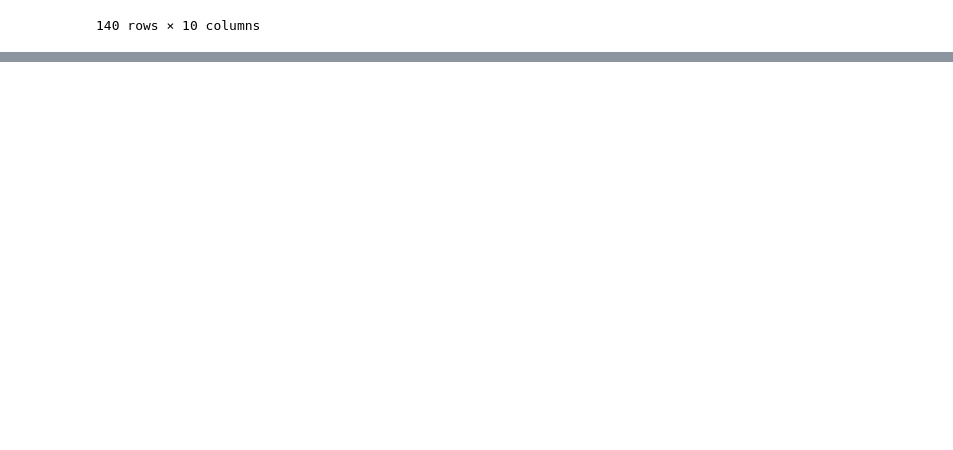
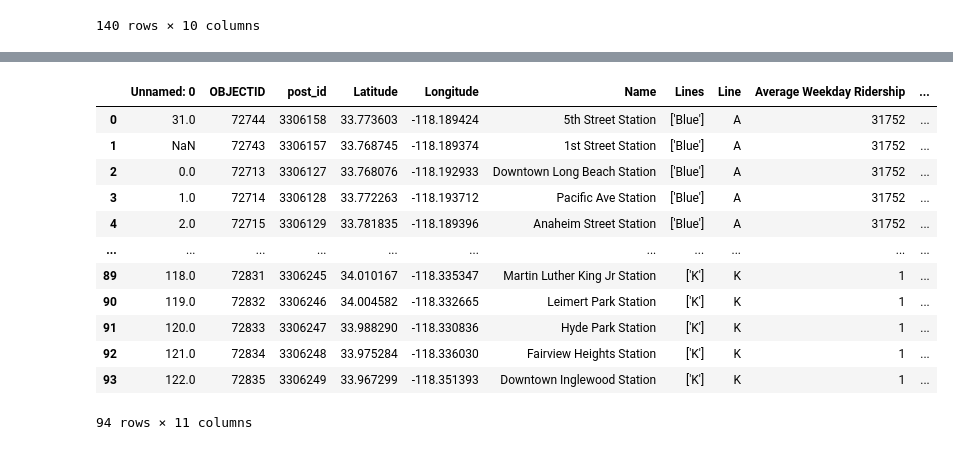
Before and after one commit to sreejeetsreenivasan/PIC16B-Project, a Jupyter notebook: LA Metro Station Data Visualizations/LA Metro Data Cleaning.ipynb, the cells around one changed output, grey strips where cells are left out. Cells and saved outputs as stored; diff of their text form; code cells hidden in the pictures; blank space fills up the shorter version.

```diff
--- a/LA Metro Station Data Visualizations/LA Metro Data Cleaning.ipynb
+++ b/LA Metro Station Data Visualizations/LA Metro Data Cleaning.ipynb
@@ -196,0 +214,5 @@ fig.show()
+# %%
+stops = stops.rename(columns={"stop_name": "Name", "stop_id": "Station ID"})
+cols = ["Station ID", "Name"]
+stops = stops[cols]
+stops
@@ -196,0 +233,18 @@ fig.show()
+# %%
+df = pd.merge(df, stops, on="Name")
+# %%
+df
+# %% [output]
+|  | Unnamed: 0 | OBJECTID | post_id | Latitude | Longitude | Name | Lines | Line | Average Weekday Ridership | ... |
+| 0 | 31.0 | 72744 | 3306158 | 33.773603 | -118.189424 | 5th Street Station | ['Blue'] | A | 31752 | ... |
+| 1 | NaN | 72743 | 3306157 | 33.768745 | -118.189374 | 1st Street Station | ['Blue'] | A | 31752 | ... |
+| 2 | 0.0 | 72713 | 3306127 | 33.768076 | -118.192933 | Downtown Long Beach Station | ['Blue'] | A | 31752 | ... |
+| 3 | 1.0 | 72714 | 3306128 | 33.772263 | -118.193712 | Pacific Ave Station | ['Blue'] | A | 31752 | ... |
+| 4 | 2.0 | 72715 | 3306129 | 33.781835 | -118.189396 | Anaheim Street Station | ['Blue'] | A | 31752 | ... |
+| ... | ... | ... | ... | ... | ... | ... | ... | ... | ... | ... |
+| 89 | 118.0 | 72831 | 3306245 | 34.010167 | -118.335347 | Martin Luther King Jr Station | ['K'] | K | 1 | ... |
+| 90 | 119.0 | 72832 | 3306246 | 34.004582 | -118.332665 | Leimert Park Station | ['K'] | K | 1 | ... |
+| 91 | 120.0 | 72833 | 3306247 | 33.988290 | -118.330836 | Hyde Park Station | ['K'] | K | 1 | ... |
+| 92 | 121.0 | 72834 | 3306248 | 33.975284 | -118.336030 | Fairview Heights Station | ['K'] | K | 1 | ... |
+| 93 | 122.0 | 72835 | 3306249 | 33.967299 | -118.351393 | Downtown Inglewood Station | ['K'] | K | 1 | ... |
+94 rows × 11 columns
```
Also changed, not shown: parts of 10 cells of this notebook, 6 other files.
